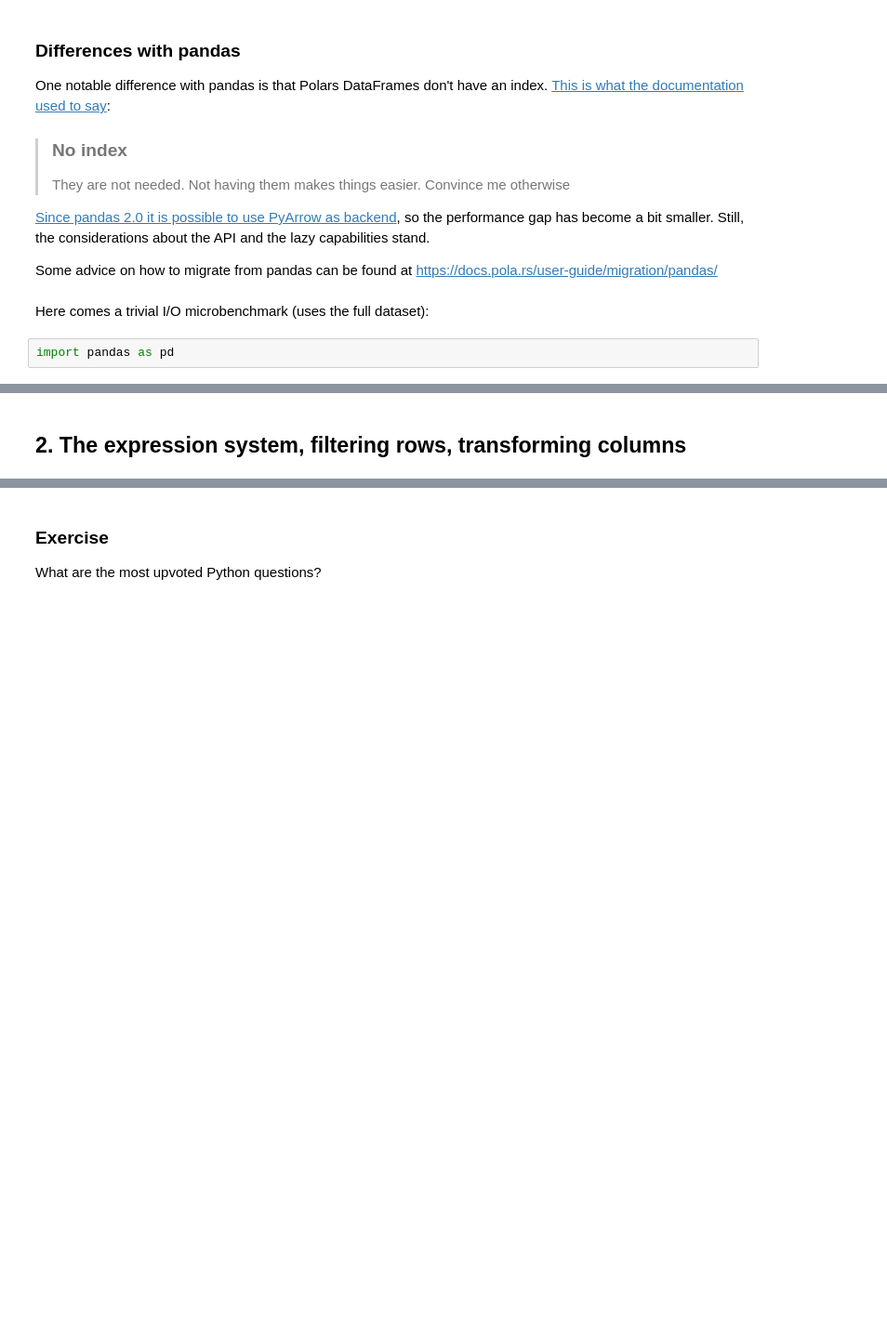
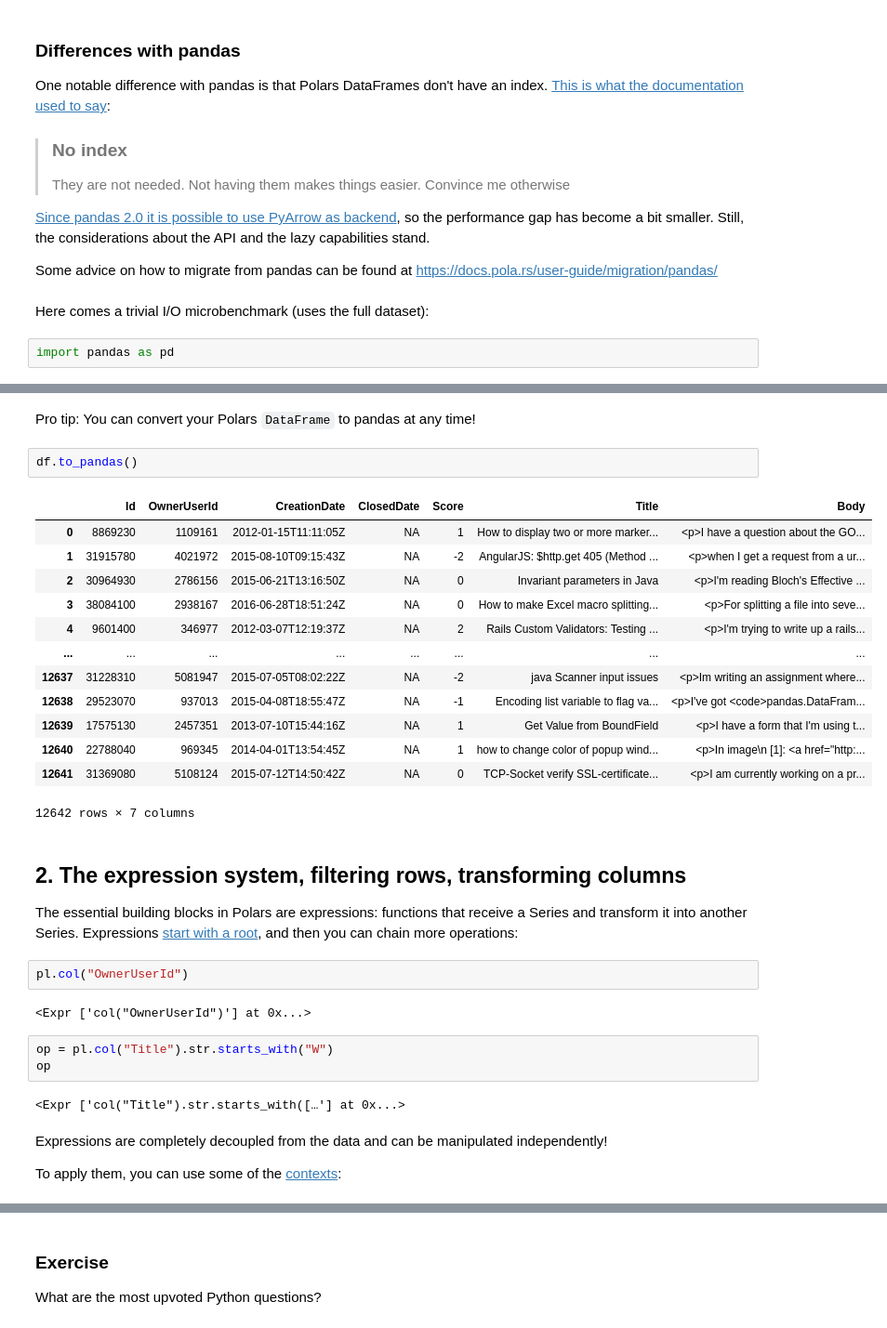
Before and after one commit to astrojuanlu/workshop-polars, a Jupyter notebook: 0_Intro to Polars.ipynb, the cells around one changed output, grey strips where cells are left out. Shown: that part at 93% size. Drawn from its saved outputs; the diff is of its cells as text; blank space fills up the shorter version.

```diff
--- a/0_Intro to Polars.ipynb
+++ b/0_Intro to Polars.ipynb
@@ -172,2 +171,35 @@ pl.read_csv("data/Questions.csv", encoding="utf8-lossy").write_csv("/tmp/questio
+# %% [markdown]
+Pro tip: You can convert your Polars `DataFrame` to pandas at any time!
+# %%
+df.to_pandas()
+# %% [output]
+|  | Id | OwnerUserId | CreationDate | ClosedDate | Score | Title | Body |
+| 0 | 8869230 | 1109161 | 2012-01-15T11:11:05Z | NA | 1 | How to display two or more marker... | <p>I have a question about the GO... |
+| 1 | 31915780 | 4021972 | 2015-08-10T09:15:43Z | NA | -2 | AngularJS: $http.get 405 (Method ... | <p>when I get a request from a ur... |
+| 2 | 30964930 | 2786156 | 2015-06-21T13:16:50Z | NA | 0 | Invariant parameters in Java | <p>I'm reading Bloch's Effective ... |
+| 3 | 38084100 | 2938167 | 2016-06-28T18:51:24Z | NA | 0 | How to make Excel macro splitting... | <p>For splitting a file into seve... |
+| 4 | 9601400 | 346977 | 2012-03-07T12:19:37Z | NA | 2 | Rails Custom Validators: Testing ... | <p>I'm trying to write up a rails... |
+| ... | ... | ... | ... | ... | ... | ... | ... |
+| 12637 | 31228310 | 5081947 | 2015-07-05T08:02:22Z | NA | -2 | java Scanner input issues | <p>Im writing an assignment where... |
+| 12638 | 29523070 | 937013 | 2015-04-08T18:55:47Z | NA | -1 | Encoding list variable to flag va... | <p>I've got <code>pandas.DataFram... |
+| 12639 | 17575130 | 2457351 | 2013-07-10T15:44:16Z | NA | 1 | Get Value from BoundField | <p>I have a form that I'm using t... |
+| 12640 | 22788040 | 969345 | 2014-04-01T13:54:45Z | NA | 1 | how to change color of popup wind... | <p>In image\n [1]: <a href="http:... |
+| 12641 | 31369080 | 5108124 | 2015-07-12T14:50:42Z | NA | 0 | TCP-Socket verify SSL-certificate... | <p>I am currently working on a pr... |
+12642 rows × 7 columns
 # %% [markdown]
 ## 2. The expression system, filtering rows, transforming columns
+
+The essential building blocks in Polars are expressions: functions that receive a Series and transform it into another Series. Expressions [start with a root](https://stackoverflow.com/a/72121352/554319), and then you can chain more operations:
+# %%
+pl.col("OwnerUserId")
+# %% [output]
+<Expr ['col("OwnerUserId")'] at 0x...>
+# %%
+op = pl.col("Title").str.starts_with("W")
+op
+# %% [output]
+<Expr ['col("Title").str.starts_with([…'] at 0x...>
+# %% [markdown]
+Expressions are completely decoupled from the data and can be manipulated independently!
+
+To apply them, you can use some of the [contexts](https://docs.pola.rs/user-guide/concepts/expressions-and-contexts/#contexts):
```
Also changed, not shown: parts of 61 cells of this notebook, 2 other files.
